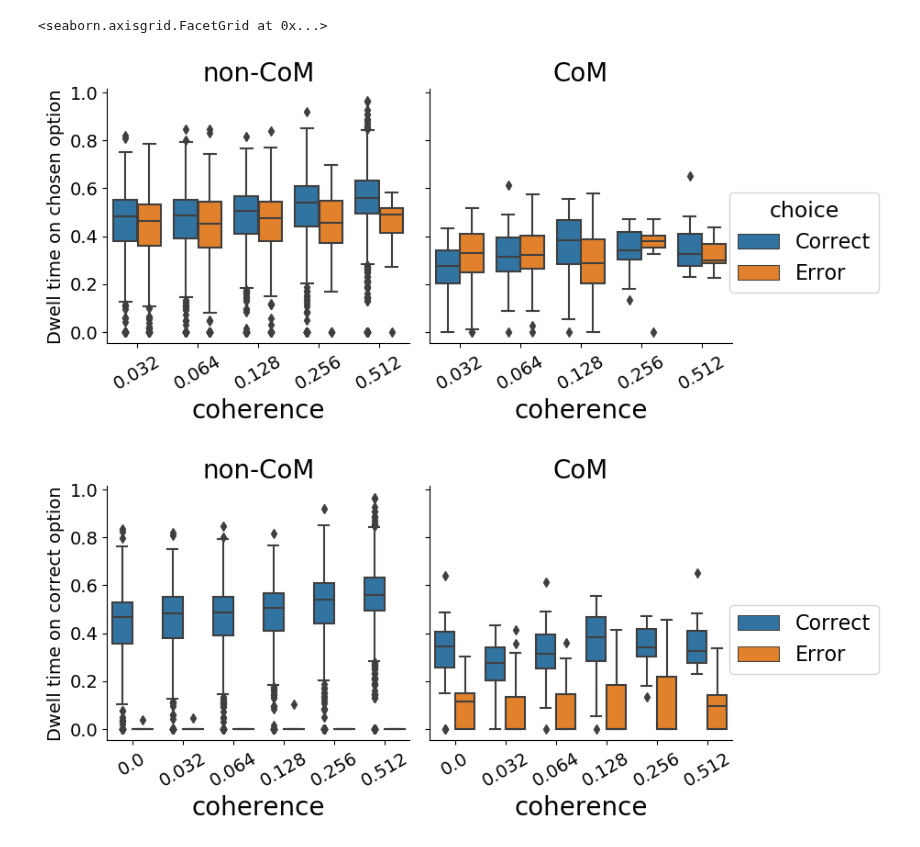
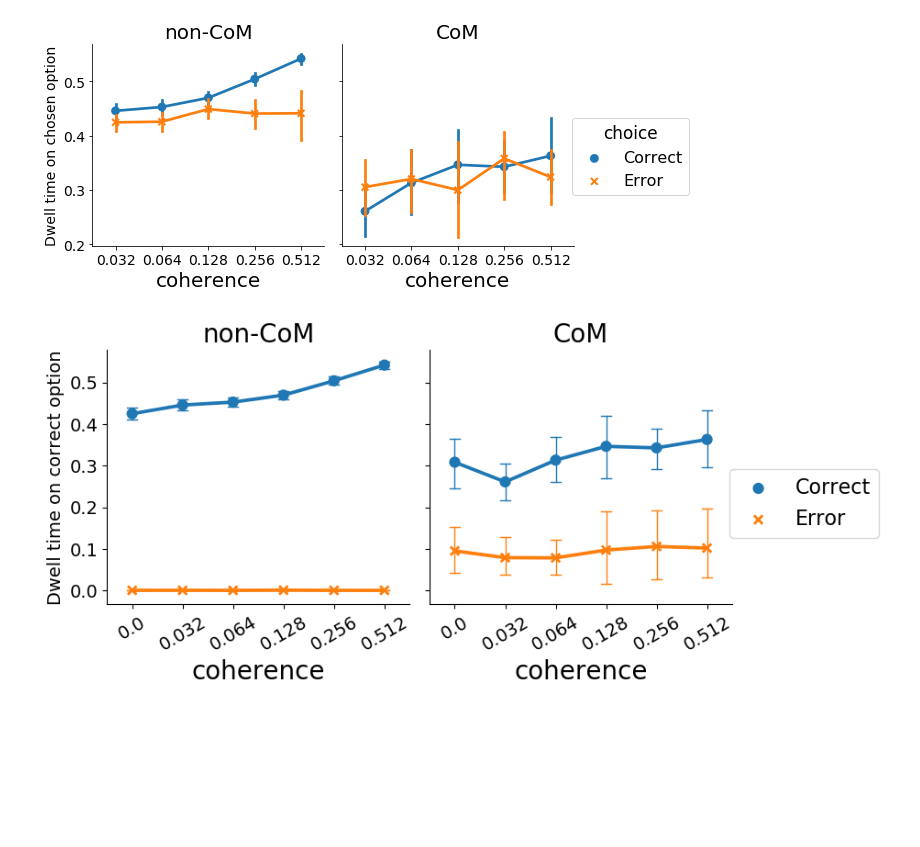
Before and after one commit to cherepaha/eyehandrdk, a Jupyter notebook: eye_analysis.ipynb, the cells around one changed output. Drawn from its saved outputs; the diff is of its cells as text; code cells hidden in the pictures; blank space fills up the shorter version.

Commit message:
Major figures update
Visuals updated, new plots added, plotting code refactoring

```diff
--- a/eye_analysis.ipynb
+++ b/eye_analysis.ipynb
@@ -62,19 +1,44 @@ choices = choices_2
+# %%
+%matplotlib inline
+import numpy as np
+import pandas as pd
+import seaborn as sns
+import random
+import matplotlib.pyplot as plt
+import data_reader, data_analyser, trajectory_plotter
+
+dr = data_reader.DataReader()
+exp_1, exp_2 = 'Exp 1', 'Exp 2'
+choices_1, dynamics_1 = dr.get_data(path='../../data/HEM_exp_1/processed/', rename_vars=True, IT_threshold=1.5)
+choices_2, dynamics_2 = dr.get_data(path='../../data/HEM_exp_2/processed/', rename_vars=True, IT_threshold=1.5)
+choices = choices_2
+
+#set precision for displaying float-point values in the notebook
+pd.options.display.float_format = '{:,.3f}'.format
+# color palette for sequential data
+palette_sqn = 'viridis_r'
+# color palette for participant IDs
+palette_subj = 'magma_r'
 # %%
-fig = sns.factorplot(data=choices[choices.coherence>0], x='coherence', y='dwell_chosen', hue='choice', col='type', kind='box')
+fig = sns.factorplot(data=choices[choices.coherence>0], x='coherence', y='dwell_chosen', hue='choice', col='type',
+#                      kind='violin', cut=0
+                     kind='point', markers=['o', 'x']
+#                      kind='box'
+                    )
 fig.axes[0][0].set_ylabel('Dwell time on chosen option', fontsize=14)
 fig.set_xticklabels(rotation=30)
 fig.set_titles('{col_name}')
+sns.despine(trim=False, offset=0)
+fig.savefig('dwell_chosen')
 # %% [output]
-<seaborn.axisgrid.FacetGrid at 0x...>
-[figure, old version]
+[figure, new version]
 # %%
 fig = sns.factorplot(data=choices, x='coherence', y='dwell_correct', hue='choice', col='type',
-#                      markers=['o', 'x'], linewidth=0.2, errwidth=1, capsize=0.2
-                    kind='box')
+                      kind='point', markers=['o', 'x'], linewidth=0.2, errwidth=1, capsize=0.2)
 fig.axes[0][0].set_ylabel('Dwell time on correct option', fontsize=14)
 fig.set_xticklabels(rotation=30)
 fig.set_titles('{col_name}')
 fig._legend.set_title('')
 # sns.despine(trim=True, offset=10)
 # %% [output]
-[figure, old version]
+[figure, new version]
```
Also changed, not shown: parts of 4 cells of this notebook, 8 other files.
